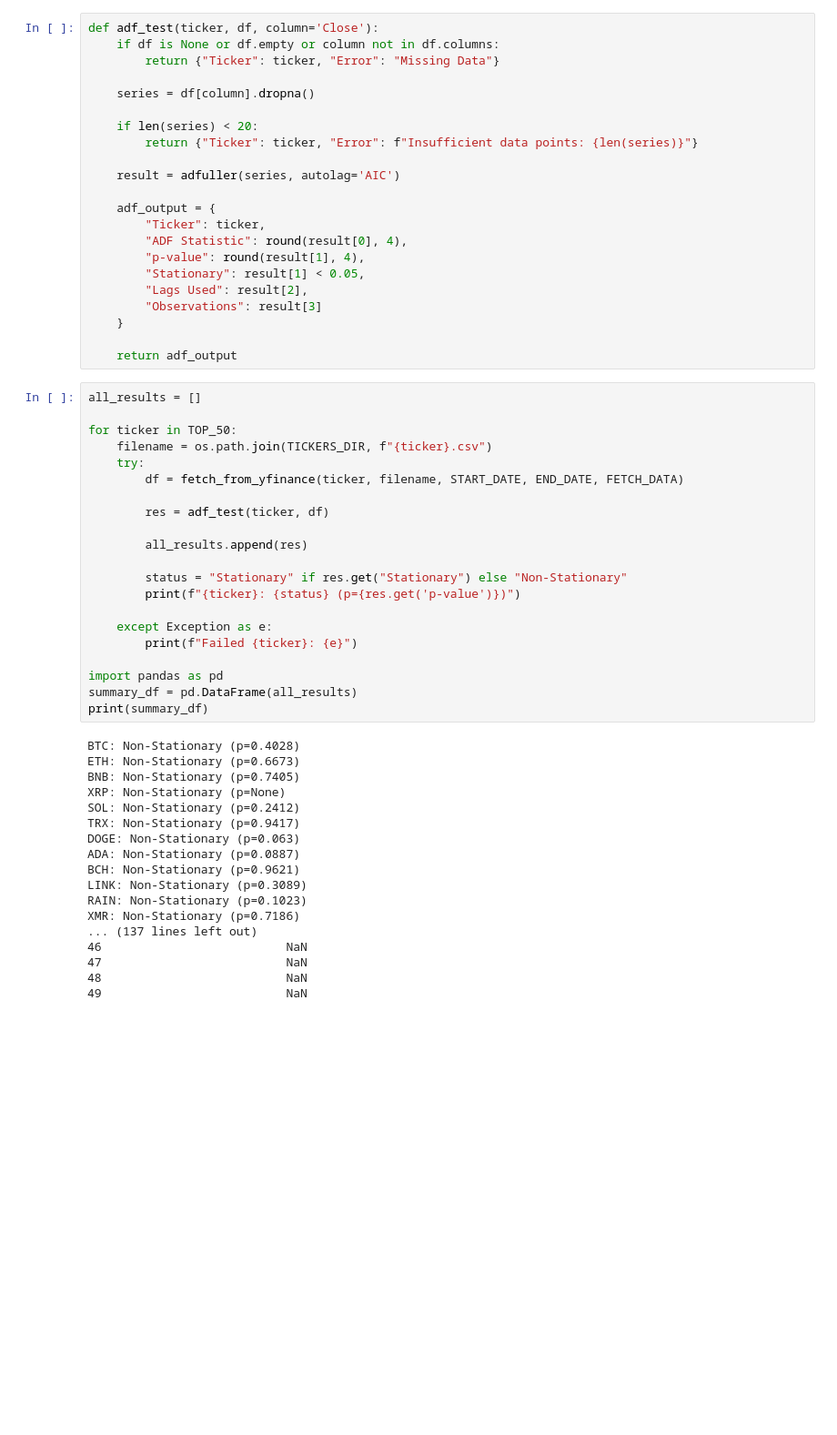
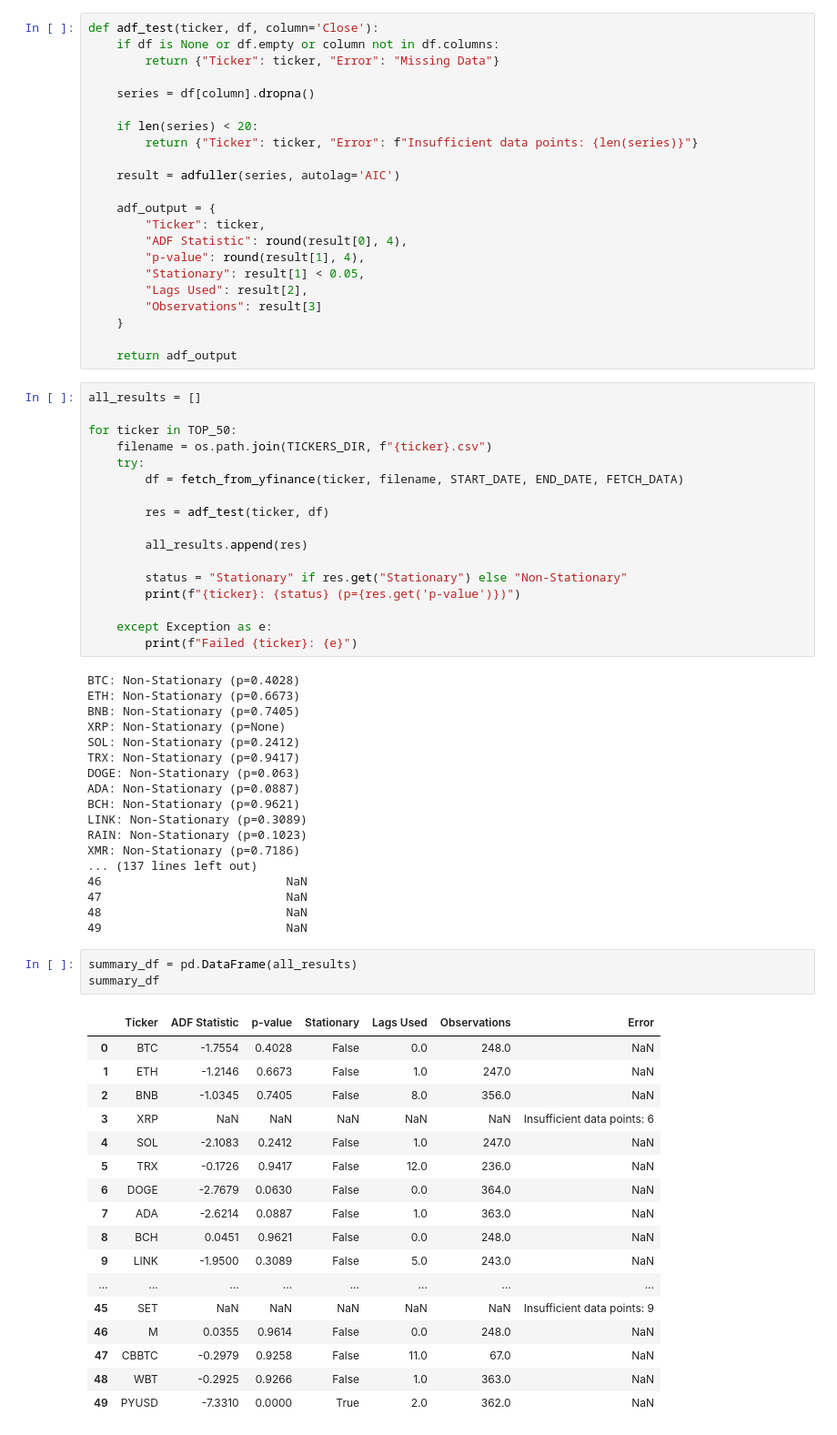
Before and after one commit to AminFiroozi/TA-HW4, a Jupyter notebook: HW4-401521471-AminFiroozi.ipynb, the cells around one changed output. Shown at 91% size. Drawn from its saved outputs; the diff is of its cells as text; blank space fills up the shorter version.

```diff
--- a/HW4-401521471-AminFiroozi.ipynb
+++ b/HW4-401521471-AminFiroozi.ipynb
@@ -123,10 +123,6 @@ for ticker in TOP_50:
 
     except Exception as e:
         print(f"Failed {ticker}: {e}")
-
-import pandas as pd
-summary_df = pd.DataFrame(all_results)
-print(summary_df)
 # %% [output]
 BTC: Non-Stationary (p=0.4028)
 ETH: Non-Stationary (p=0.6673)
@@ -145,3 +141,24 @@ XMR: Non-Stationary (p=0.7186)
 47                          NaN
 48                          NaN
 49                          NaN
+# %%
+summary_df = pd.DataFrame(all_results)
+summary_df
+# %% [output]
+|  | Ticker | ADF Statistic | p-value | Stationary | Lags Used | Observations | Error |
+| 0 | BTC | -1.7554 | 0.4028 | False | 0.0 | 248.0 | NaN |
+| 1 | ETH | -1.2146 | 0.6673 | False | 1.0 | 247.0 | NaN |
+| 2 | BNB | -1.0345 | 0.7405 | False | 8.0 | 356.0 | NaN |
+| 3 | XRP | NaN | NaN | NaN | NaN | NaN | Insufficient data points: 6 |
+| 4 | SOL | -2.1083 | 0.2412 | False | 1.0 | 247.0 | NaN |
+| 5 | TRX | -0.1726 | 0.9417 | False | 12.0 | 236.0 | NaN |
+| 6 | DOGE | -2.7679 | 0.0630 | False | 0.0 | 364.0 | NaN |
+| 7 | ADA | -2.6214 | 0.0887 | False | 1.0 | 363.0 | NaN |
+| 8 | BCH | 0.0451 | 0.9621 | False | 0.0 | 248.0 | NaN |
+| 9 | LINK | -1.9500 | 0.3089 | False | 5.0 | 243.0 | NaN |
+| ... | ... | ... | ... | ... | ... | ... | ... |
+| 45 | SET | NaN | NaN | NaN | NaN | NaN | Insufficient data points: 9 |
+| 46 | M | 0.0355 | 0.9614 | False | 0.0 | 248.0 | NaN |
+| 47 | CBBTC | -0.2979 | 0.9258 | False | 11.0 | 67.0 | NaN |
+| 48 | WBT | -0.2925 | 0.9266 | False | 1.0 | 363.0 | NaN |
+| 49 | PYUSD | -7.3310 | 0.0000 | True | 2.0 | 362.0 | NaN |
```
Also changed, not shown: parts of 2 cells of this notebook.
